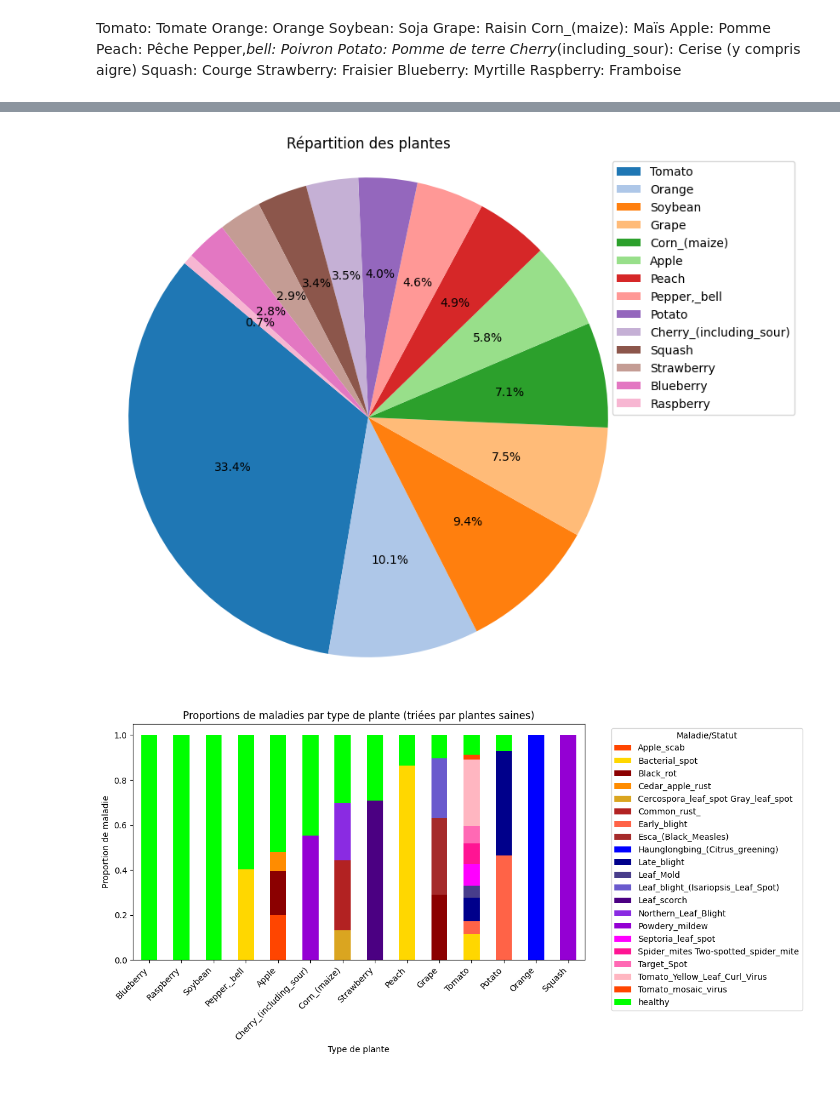
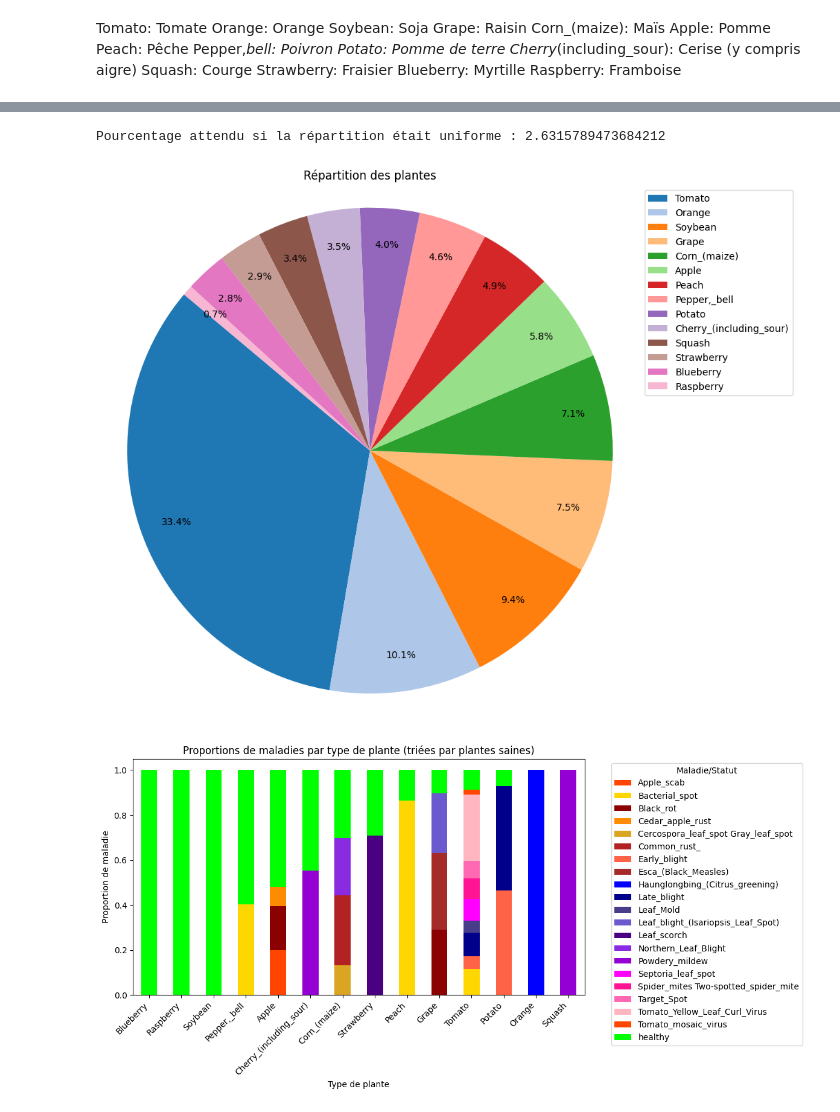
Before and after one commit to frsouto/recoplantes, a Jupyter notebook: notebooks/0.1-felipe-data-exploration.ipynb, the cells around one changed output, grey strips where cells are left out. Drawn from its saved outputs; the diff is of its cells as text; code cells hidden in the pictures.

```diff
--- a/notebooks/0.1-felipe-data-exploration.ipynb
+++ b/notebooks/0.1-felipe-data-exploration.ipynb
@@ -169,20 +108,21 @@ Name: count, dtype: int64
+# %%
+# 3. Pourcentage attendu pour une répartition uniforme
+nombre_total_images = len(df)
+nombre_total_classes = len(df["Classe"].unique())
+pourcentage_attendu = 100 / nombre_total_classes
+print("Pourcentage attendu si la répartition était uniforme :", pourcentage_attendu)
+# %% [output]
+Pourcentage attendu si la répartition était uniforme : 2.6315789473684212
 # %%
-import matplotlib.pyplot as plt
-
-# Calculer la proportion de chaque plante
+# 4. Graphe en camembert de la répartition des plantes
 plante_counts = df['Plante'].value_counts()
-
-# Définir des couleurs pour chaque portion
 colors = plt.cm.tab20.colors
 
-# Créer un graphe en camembert
-plt.figure(figsize=(8, 8))
-plt.pie(plante_counts, labels=['']*len(plante_counts), autopct='%1.1f%%', startangle=140, colors=colors)
+plt.figure(figsize=(10, 10))
+plt.pie(plante_counts, labels=['']*len(plante_counts), autopct='%1.1f%%', startangle=140, colors=colors, pctdistance=0.85)
 plt.title('Répartition des plantes')
-
-# Ajouter une légende en haut à droite avec un décalage
-plt.legend(loc='upper right', labels=plante_counts.index, bbox_to_anchor=(1.32, 1))
+plt.legend(loc='upper right', labels=plante_counts.index, bbox_to_anchor=(1.3, 1))
 plt.axis('equal')
 plt.show()
 # %% [output]
-[figure, old version]
+[figure, new version]
```
Also changed, not shown: parts of 18 cells of this notebook.
